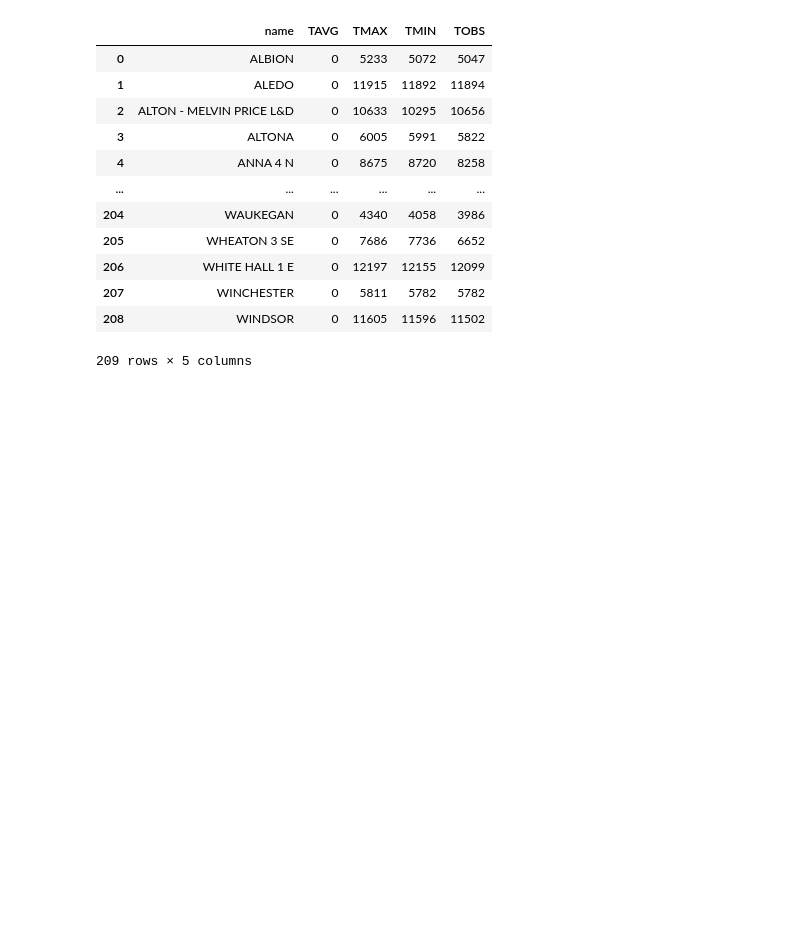
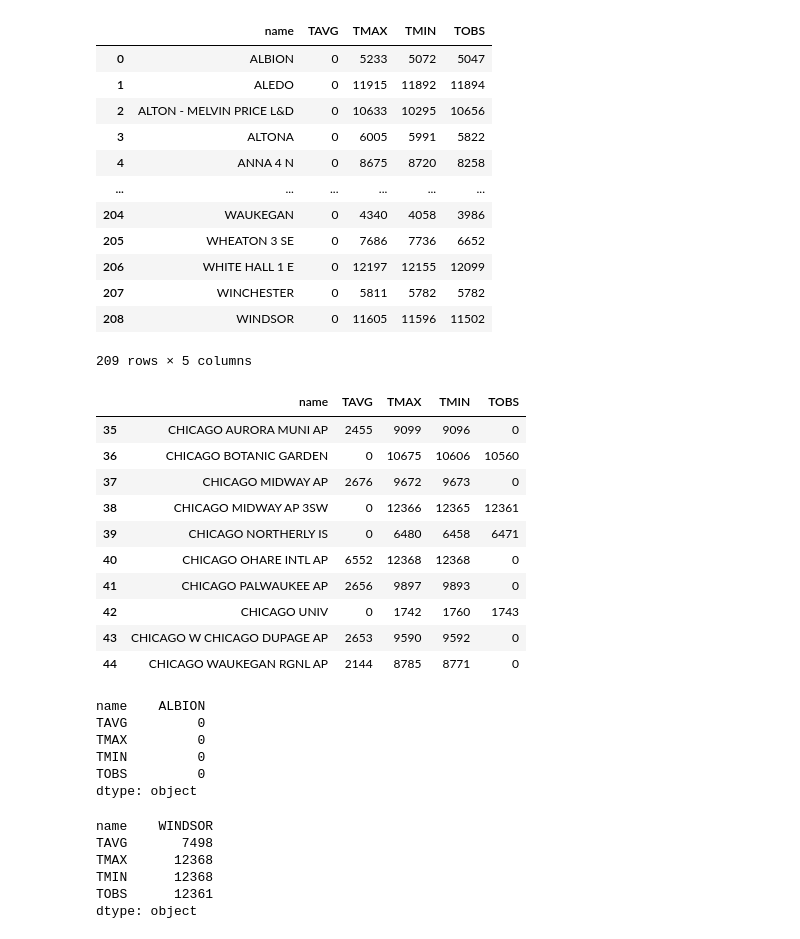
Before and after one commit to hfactor13/IllinoisWeather, a Jupyter notebook: weather_analysis.ipynb, the cells around one changed output. Saved outputs shown, nothing was run; the diff lists cells and outputs as text; code cells hidden in the pictures; blank space fills up the shorter version.

```diff
--- a/weather_analysis.ipynb
+++ b/weather_analysis.ipynb
@@ -122,3 +103,35 @@ num_obs_per_station
 | 207 | WINCHESTER | 0 | 5811 | 5782 | 5782 |
 | 208 | WINDSOR | 0 | 11605 | 11596 | 11502 |
 209 rows × 5 columns
+# %%
+num_obs_per_station[num_obs_per_station["name"].str.contains("CHICAGO")] # number of observations per category where the station has the name "CHICAGO"
+# %% [output]
+|  | name | TAVG | TMAX | TMIN | TOBS |
+| 35 | CHICAGO AURORA MUNI AP | 2455 | 9099 | 9096 | 0 |
+| 36 | CHICAGO BOTANIC GARDEN | 0 | 10675 | 10606 | 10560 |
+| 37 | CHICAGO MIDWAY AP | 2676 | 9672 | 9673 | 0 |
+| 38 | CHICAGO MIDWAY AP 3SW | 0 | 12366 | 12365 | 12361 |
+| 39 | CHICAGO NORTHERLY IS | 0 | 6480 | 6458 | 6471 |
+| 40 | CHICAGO OHARE INTL AP | 6552 | 12368 | 12368 | 0 |
+| 41 | CHICAGO PALWAUKEE AP | 2656 | 9897 | 9893 | 0 |
+| 42 | CHICAGO UNIV | 0 | 1742 | 1760 | 1743 |
+| 43 | CHICAGO W CHICAGO DUPAGE AP | 2653 | 9590 | 9592 | 0 |
+| 44 | CHICAGO WAUKEGAN RGNL AP | 2144 | 8785 | 8771 | 0 |
+# %%
+num_obs_per_station.min() # Station with the least number of observations
+# %% [output]
+name    ALBION
+TAVG         0
+TMAX         0
+TMIN         0
+TOBS         0
+dtype: object
+# %%
+num_obs_per_station.max() # Station with the most number of observations
+# %% [output]
+name    WINDSOR
+TAVG       7498
+TMAX      12368
+TMIN      12368
+TOBS      12361
+dtype: object
```
Also changed, not shown: parts of 6 cells of this notebook.
